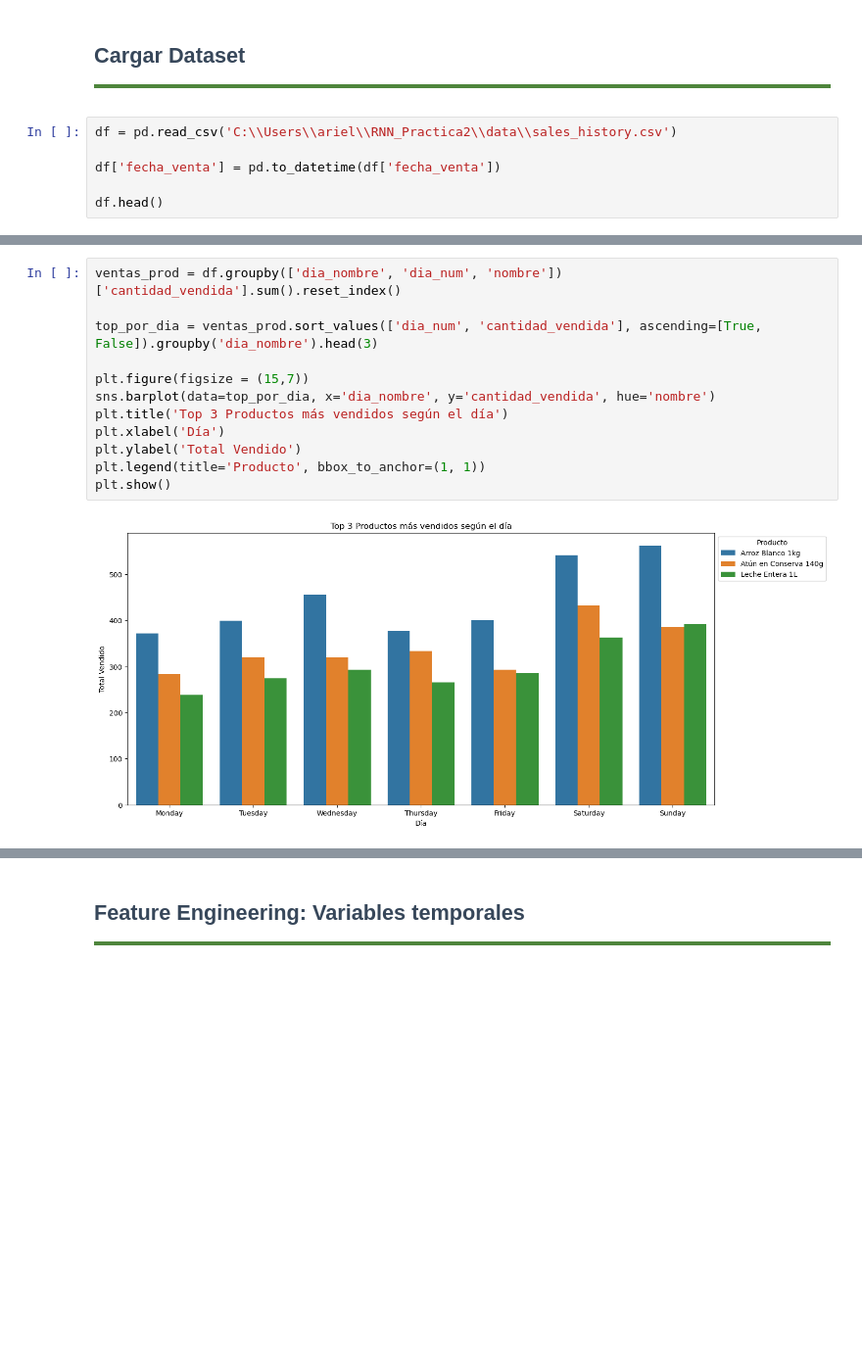
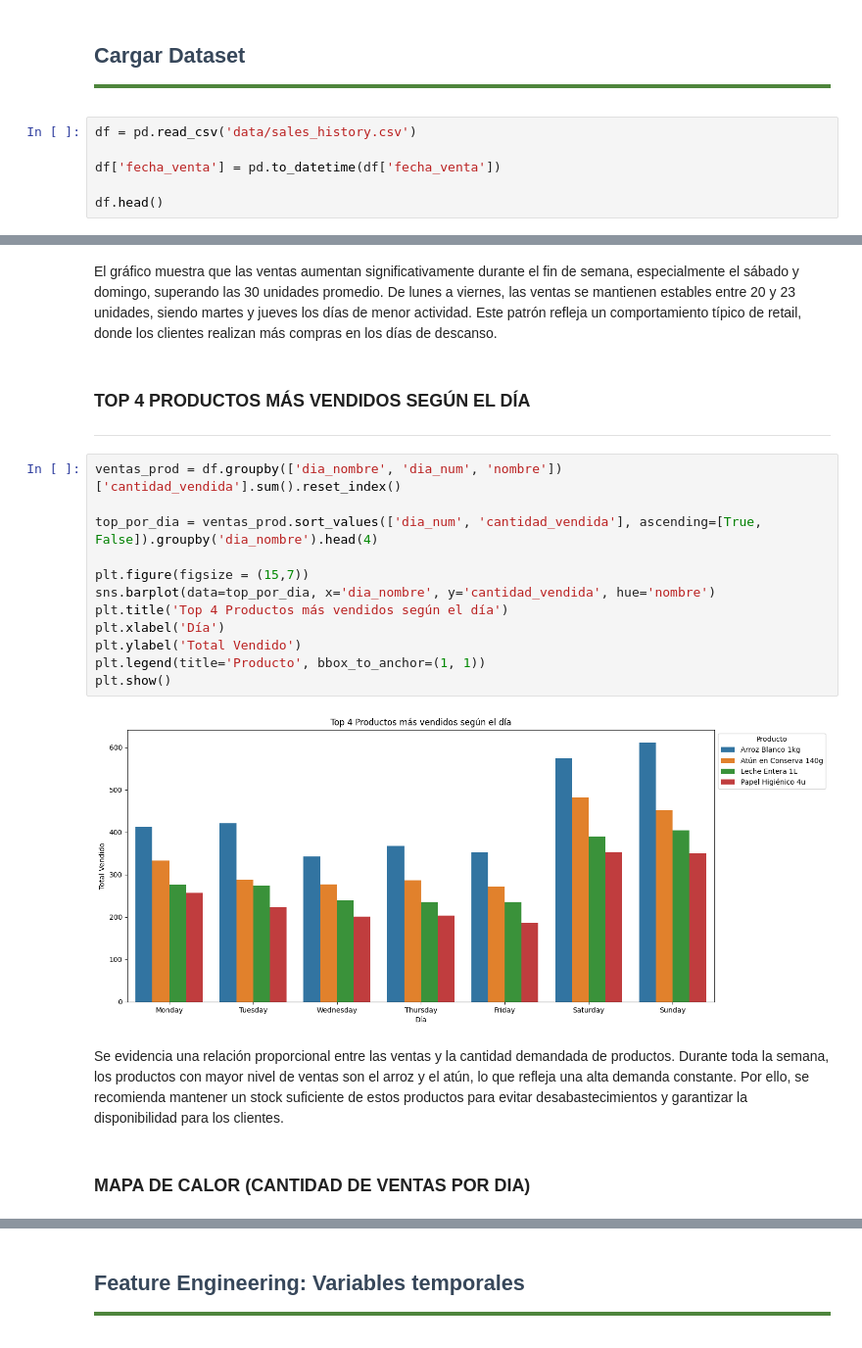
Before and after one commit to diegobravo10/RNN_Practica2, a Jupyter notebook: Practica2-RNN.ipynb, the cells around one changed output, grey strips where cells are left out. Shown at 98% size. Drawn from its saved outputs; the diff is of its cells as text; blank space fills up the shorter version.

```diff
--- a/Practica2-RNN.ipynb
+++ b/Practica2-RNN.ipynb
@@ -71,7 +30,7 @@ OSError: Cannot save file into a non-existent directory: 'data'
 # %% [markdown]
 <div id="RNN" style="color:#37475a; border-bottom: 4px solid #4E853C; width: 100%; margin-bottom: 15px; padding-bottom: 2px"><h2>Cargar Dataset</h2> </div>
 # %%
-df = pd.read_csv('C:\\Users\\ariel\\RNN_Practica2\\data\\sales_history.csv')
+df = pd.read_csv('data/sales_history.csv')
 
 df['fecha_venta'] = pd.to_datetime(df['fecha_venta'])
 
@@ -127,17 +94,26 @@ Passing `palette` without assigning `hue` is deprecated and will be removed in v
+# %% [markdown]
+El gráfico muestra que las ventas aumentan significativamente durante el fin de semana, especialmente el sábado y domingo, superando las 30 unidades promedio. De lunes a viernes, las ventas se mantienen estables entre 20 y 23 unidades, siendo martes y jueves los días de menor actividad. Este patrón refleja un comportamiento típico de retail, donde los clientes realizan más compras en los días de descanso.
+# %% [markdown]
+### TOP 4 PRODUCTOS MÁS VENDIDOS SEGÚN EL DÍA
+---
 # %%
 ventas_prod = df.groupby(['dia_nombre', 'dia_num', 'nombre'])['cantidad_vendida'].sum().reset_index()
 
-top_por_dia = ventas_prod.sort_values(['dia_num', 'cantidad_vendida'], ascending=[True, False]).groupby('dia_nombre').head(3)
+top_por_dia = ventas_prod.sort_values(['dia_num', 'cantidad_vendida'], ascending=[True, False]).groupby('dia_nombre').head(4)
 
 plt.figure(figsize = (15,7))
 sns.barplot(data=top_por_dia, x='dia_nombre', y='cantidad_vendida', hue='nombre')
-plt.title('Top 3 Productos más vendidos según el día')
+plt.title('Top 4 Productos más vendidos según el día')
 plt.xlabel('Día')
 plt.ylabel('Total Vendido')
 plt.legend(title='Producto', bbox_to_anchor=(1, 1))
 plt.show()
 # %% [output]
-[figure, old version]
+[figure, new version]
+# %% [markdown]
+Se evidencia una relación proporcional entre las ventas y la cantidad demandada de productos. Durante toda la semana, los productos con mayor nivel de ventas son el arroz y el atún, lo que refleja una alta demanda constante. Por ello, se recomienda mantener un stock suficiente de estos productos para evitar desabastecimientos y garantizar la disponibilidad para los clientes.
+# %% [markdown]
+### MAPA DE CALOR (CANTIDAD DE VENTAS POR DIA)
 # %%
 dias_ordenados = ['Monday', 'Tuesday', 'Wednesday', 'Thursday', 'Friday', 'Saturday', 'Sunday']
 
```
Also changed, not shown: parts of 26 cells of this notebook, 3 other files.
